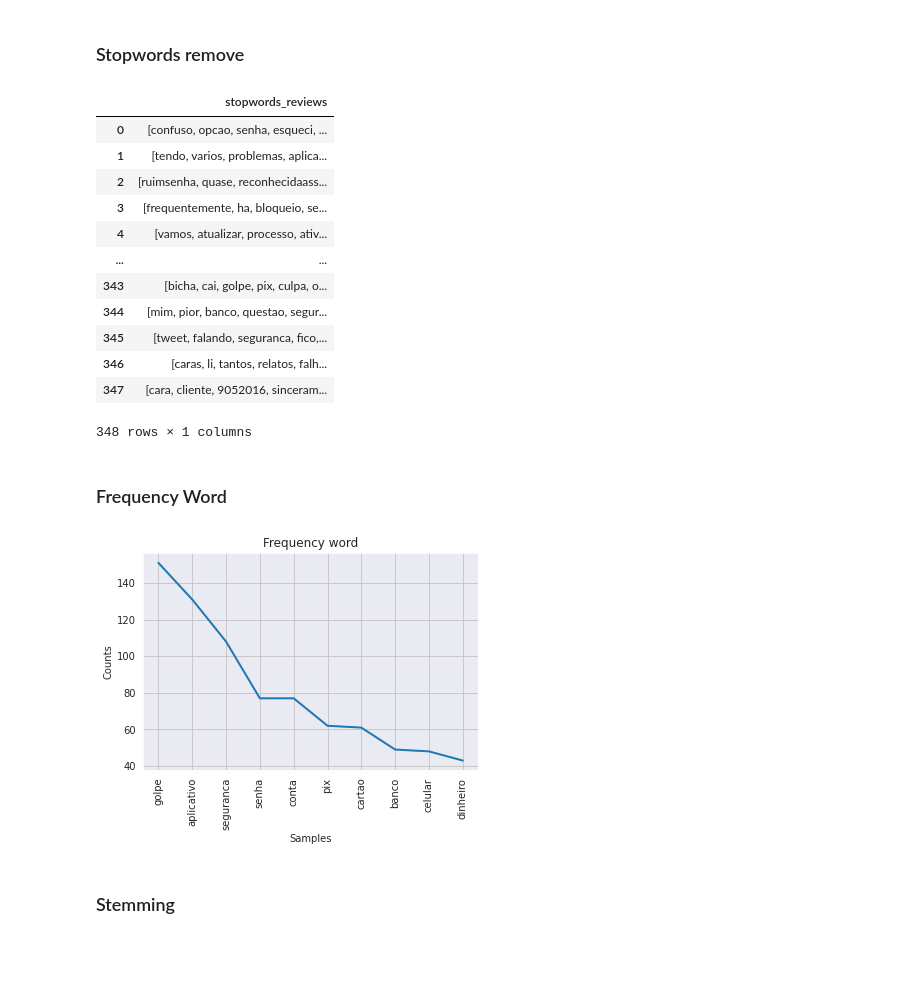
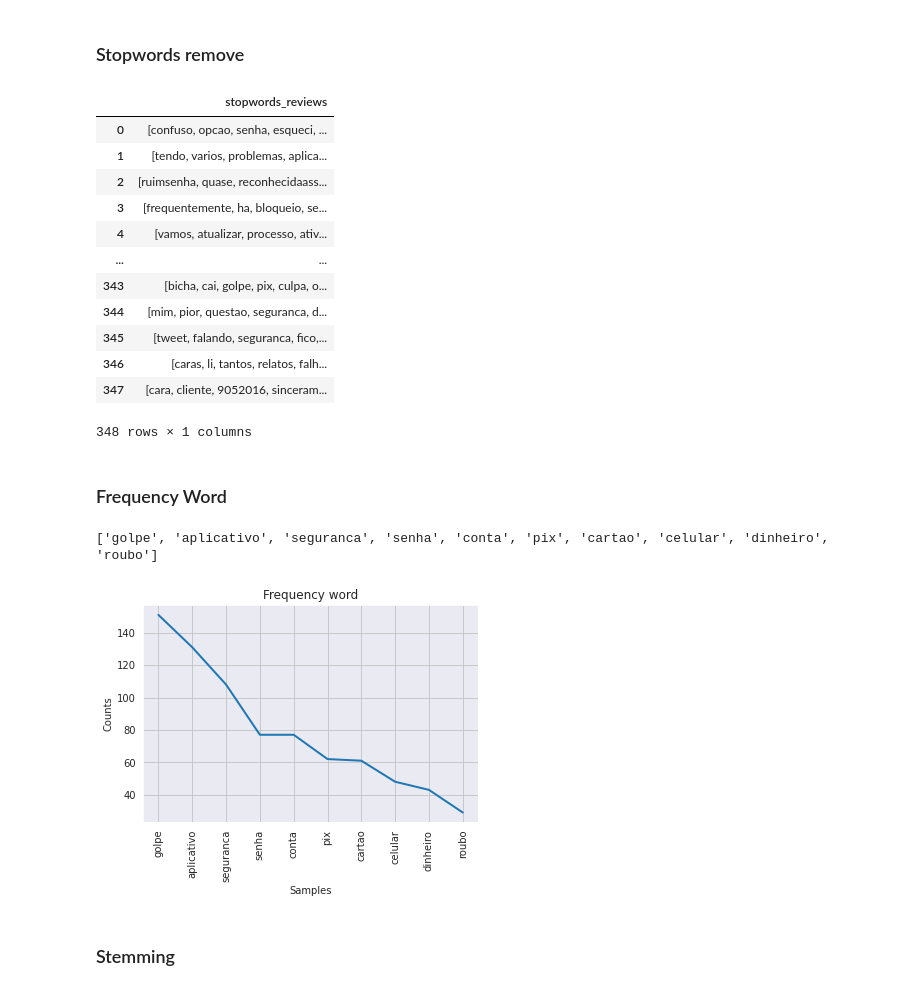
Before and after one commit to souzamoab/reviews-classifier-algorithm, a Jupyter notebook: security_reviews_extractor.ipynb, the cells around one changed output. Drawn from its saved outputs; the diff is of its cells as text; code cells hidden in the pictures; blank space fills up the shorter version.

Commit message:
Getting most common word and adding to array

```diff
--- a/security_reviews_extractor.ipynb
+++ b/security_reviews_extractor.ipynb
@@ -139,7 +139,7 @@ from nltk.corpus import stopwords
 from spacy.lang.pt.stop_words import STOP_WORDS
 
 def stopwordsRemove(text):
-    STOP_WORDS.update(['nao', 'sim', 'caixa', 'nubank', 'pra', 'pro', 'ta', 'ja'])
+    STOP_WORDS.update(['nao', 'sim', 'caixa', 'nubank', 'banco', 'pra', 'pro', 'ta', 'ja', 'so'])
     stop_words = list(set(stopwords.words('portuguese') + list(STOP_WORDS)))
     phrase = []
     for word in text:
@@ -158,7 +158,7 @@ data.loc[:,["stopwords_reviews"]]
 | 4 | [vamos, atualizar, processo, ativ... |
 | ... | ... |
 | 343 | [bicha, cai, golpe, pix, culpa, o... |
-| 344 | [mim, pior, banco, questao, segur... |
+| 344 | [mim, pior, questao, seguranca, d... |
 | 345 | [tweet, falando, seguranca, fico,... |
 | 346 | [caras, li, tantos, relatos, falh... |
 | 347 | [cara, cliente, 9052016, sinceram... |
@@ -168,19 +168,28 @@ data.loc[:,["stopwords_reviews"]]
 # %%
 import matplotlib.pyplot as plt
 
 dataList = data['stopwords_reviews'].to_list()
 
 strList = []
 
 for i in range(len(dataList)):
     for j in range(len(dataList[i])):
         strList.append(dataList[i][j])
 
 sns.set_style('darkgrid')
 nlp_words=nltk.FreqDist(strList)
+
+mostCommon = []
+
+for word, frequency in nlp_words.most_common(10):
+    mostCommon.append(word)
+
+print(mostCommon)
+
 nlp_words.plot(10, title='Frequency word');
 # %% [output]
+['golpe', 'aplicativo', 'seguranca', 'senha', 'conta', 'pix', 'cartao', 'celular', 'dinheiro', 'roubo']
-[figure, old version]
+[figure, new version]
 # %% [markdown]
 ### Stemming
 # %%
```
Also changed, not shown: parts of 4 cells of this notebook.
